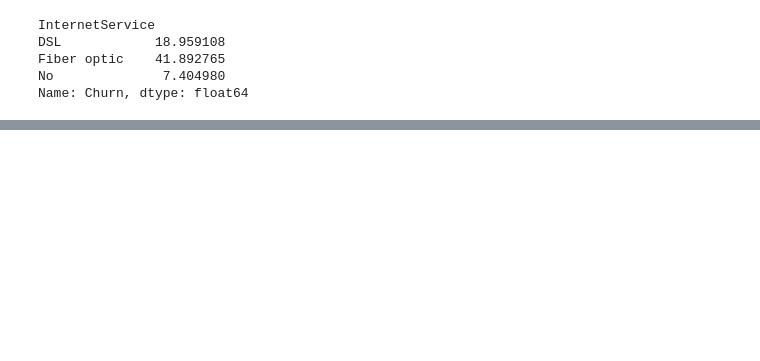
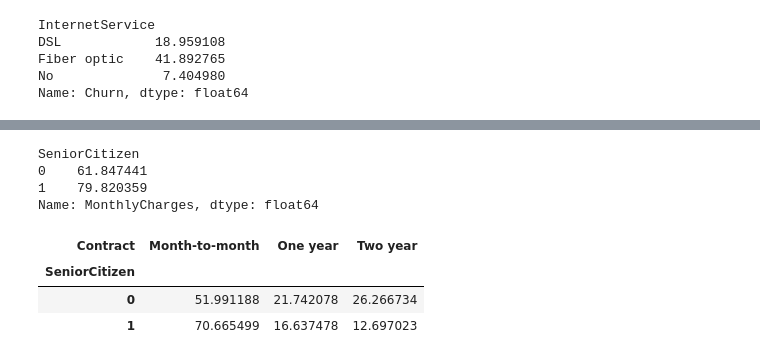
Before and after one commit to Aka101010/mlops-ml-project, a Jupyter notebook: 01_eda.ipynb, the cells around one changed output, grey strips where cells are left out. Drawn from its saved outputs; the diff is of its cells as text; code cells hidden in the pictures; blank space fills up the shorter version.

```diff
--- a/01_eda.ipynb
+++ b/01_eda.ipynb
@@ -728,0 +831,18 @@ Name: Churn, dtype: float64
+# %%
+df.groupby("SeniorCitizen")["MonthlyCharges"].mean()
+# %% [output]
+SeniorCitizen
+0    61.847441
+1    79.820359
+Name: MonthlyCharges, dtype: float64
+# %%
+pd.crosstab(
+    df["SeniorCitizen"],
+    df["Contract"],
+    normalize="index"
+) * 100
+# %% [output]
+| Contract | Month-to-month | One year | Two year |
+| SeniorCitizen |  |  |  |
+| 0 | 51.991188 | 21.742078 | 26.266734 |
+| 1 | 70.665499 | 16.637478 | 12.697023 |
```
Also changed, not shown: parts of 52 cells of this notebook.
